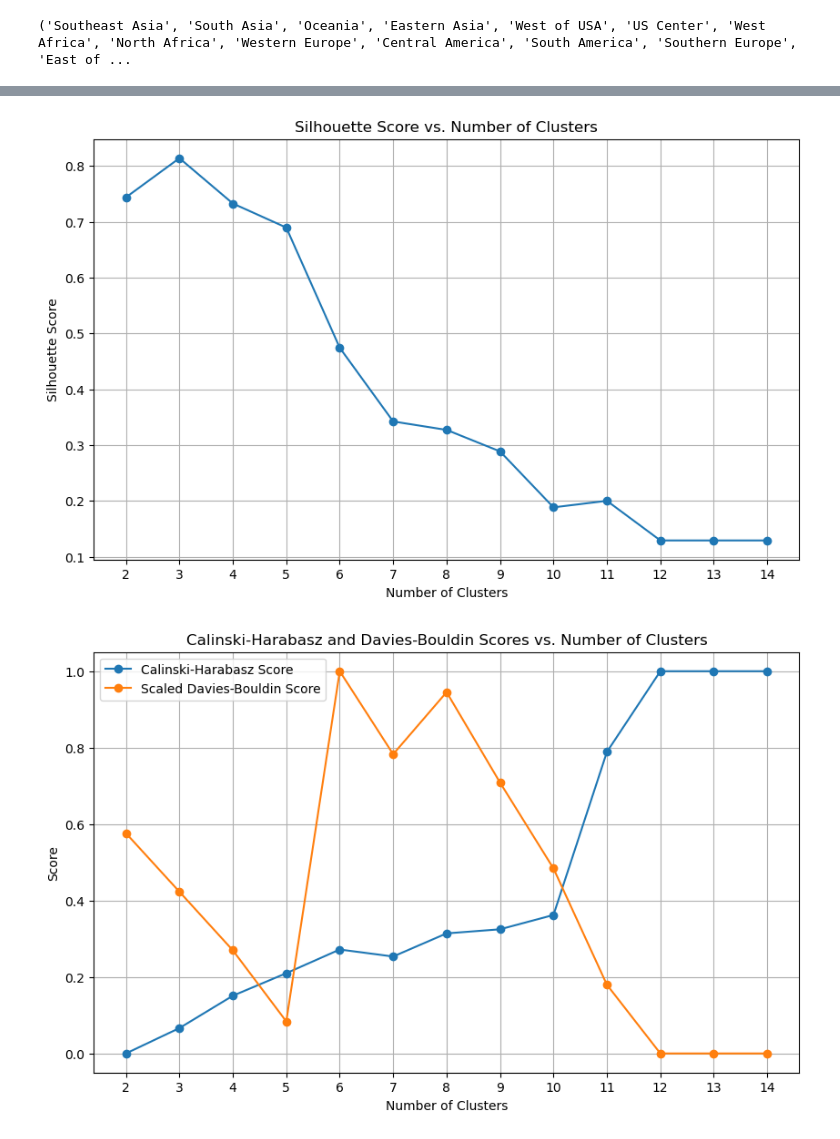
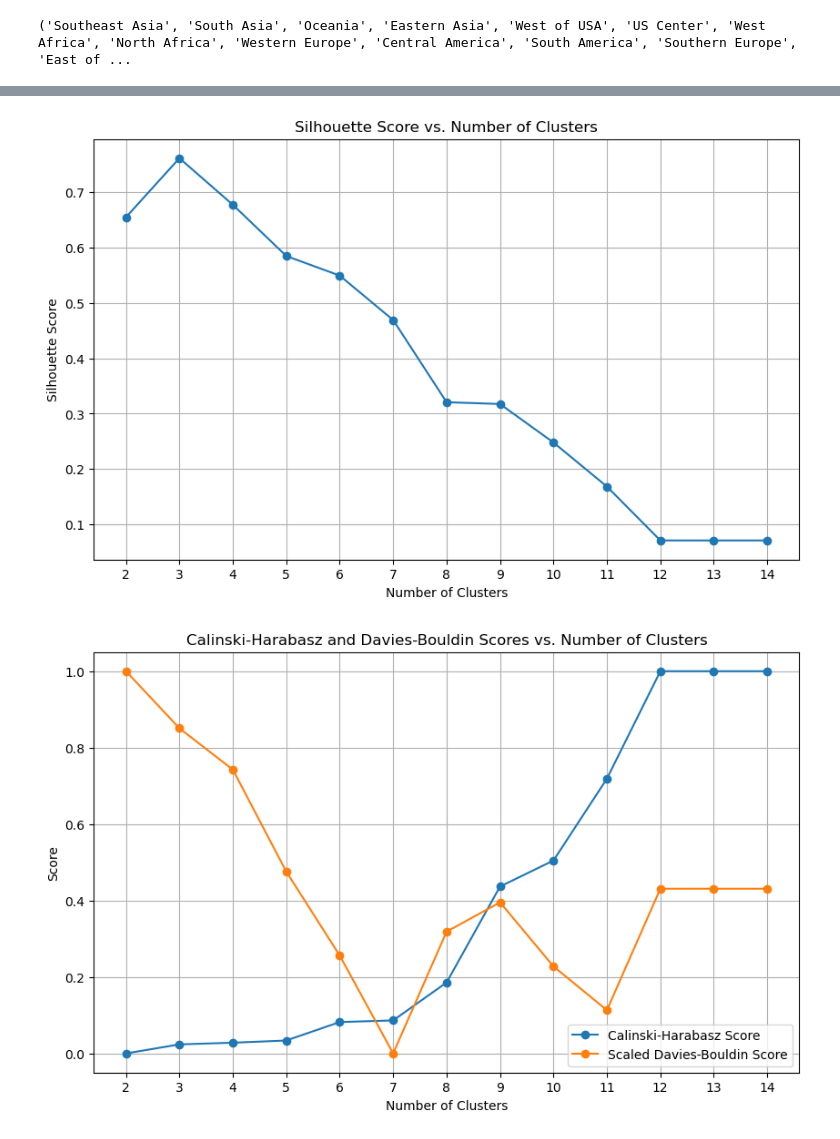
Before and after one commit to Yunbo-max/PA-CFL, a Jupyter notebook: Clustering_analysis/4.Clustering_analysis.ipynb, the cells around one changed output, grey strips where cells are left out. Saved outputs shown, nothing was run; the diff lists cells and outputs as text; code cells hidden in the pictures.

```diff
--- a/Clustering_analysis/4.Clustering_analysis.ipynb
+++ b/Clustering_analysis/4.Clustering_analysis.ipynb
@@ -150,7 +464,7 @@ emd_distances = pairwise_distances(normalized_feature_importance, metric=calcula
 linkage_matrix = linkage(emd_distances, method='average')  # You can adjust the method as desired
 
 # Perform agglomerative clustering
-num_clusters = 8  # Set the number of clusters as desired
+num_clusters = 5 # Set the number of clusters as desired
 cluster_labels = fcluster(linkage_matrix, num_clusters, criterion='maxclust')
 
 # Print cluster labels for each region
@@ -505,22 +1320,22 @@ print(region_names_tuple)
 # %% [output]
 ('Southeast Asia', 'South Asia', 'Oceania', 'Eastern Asia', 'West of USA', 'US Center', 'West Africa', 'North Africa', 'Western Europe', 'Central America', 'South America', 'Southern Europe', 'East of ...
 # %%
-from sklearn.metrics.pairwise import pairwise_distances
-from scipy.cluster.hierarchy import linkage, fcluster
-from scipy.stats import wasserstein_distance
-from sklearn.cluster import KMeans
+# from sklearn.metrics.pairwise import pairwise_distances
+# from scipy.cluster.hierarchy import linkage, fcluster
+# from scipy.stats import wasserstein_distance
+# from sklearn.cluster import KMeans
 
 
-# Calculate pairwise EMD distances
-emd_distances = pairwise_distances(noisy_subarrays, metric=calculate_emd)
+# # Calculate pairwise EMD distances
+# emd_distances = pairwise_distances(noisy_subarrays, metric=calculate_emd)
 
-# Calculate linkage matrix using EMD distances
-linkage_matrix = linkage(emd_distances, method='average')  # You can adjust the method as desired
+# # Calculate linkage matrix using EMD distances
+# linkage_matrix = linkage(emd_distances, method='average')  # You can adjust the method as desired
 
-# Perform agglomerative clustering
-num_clusters =8  # Set the number of clusters as desired
-cluster_labels = fcluster(linkage_matrix, num_clusters, criterion='maxclust')
+# # Perform agglomerative clustering
+# num_clusters = 7  # Set the number of clusters as desired
+# cluster_labels = fcluster(linkage_matrix, num_clusters, criterion='maxclust')
 
-# Print cluster labels for each region
-for region, label in zip(region_names, cluster_labels):
-    print(f"Region: {region}, Cluster: {label}")
+# # Print cluster labels for each region
+# for region, label in zip(region_names, cluster_labels):
+#     print(f"Region: {region}, Cluster: {label}")
@@ -548,7 +1363,7 @@ from sklearn.preprocessing import MinMaxScaler
 silhouette_scores = []
 calinski_harabasz_scores = []
 davies_bouldin_scores = []
-
+emd_distances = similarity_matrix_xgboost
 # Range of number of clusters to evaluate
 num_clusters_range = range(2, 15)
 
@@ -568,32 +1383,44 @@ for num_clusters in num_clusters_range:
     db_score = davies_bouldin_score(emd_distances, cluster_labels)
     davies_bouldin_scores.append(db_score)
 
 # Plotting silhouette score
 plt.figure(figsize=(10, 6))
 plt.plot(num_clusters_range, silhouette_scores, marker='o')
 plt.title('Silhouette Score vs. Number of Clusters')
 plt.xlabel('Number of Clusters')
 plt.ylabel('Silhouette Score')
 plt.xticks(num_clusters_range)
 plt.grid(True)
 plt.show()
 
 # Scale Davies-Bouldin scores
 scaler = MinMaxScaler()
 davies_bouldin_scores_scaled = scaler.fit_transform(np.array(davies_bouldin_scores).reshape(-1, 1)).flatten()
 calinski_harabasz_scores = scaler.fit_transform(np.array(calinski_harabasz_scores).reshape(-1, 1)).flatten()
 
 # Plotting both evaluation metrics
 plt.figure(figsize=(10, 6))
 plt.plot(num_clusters_range, calinski_harabasz_scores, marker='o', label='Calinski-Harabasz Score')
 plt.plot(num_clusters_range, davies_bouldin_scores_scaled, marker='o', label='Scaled Davies-Bouldin Score')
 plt.title('Calinski-Harabasz and Davies-Bouldin Scores vs. Number of Clusters')
 plt.xlabel('Number of Clusters')
 plt.ylabel('Score')
 plt.xticks(num_clusters_range)
 plt.legend()
 plt.grid(True)
 plt.show()
+
+# Plotting both evaluation metrics without scaling Davies-Bouldin scores
+plt.figure(figsize=(10, 6))
+plt.plot(num_clusters_range, calinski_harabasz_scores, marker='o', label='Calinski-Harabasz Score')
+plt.plot(num_clusters_range, davies_bouldin_scores, marker='o', label='Davies-Bouldin Score')
+plt.title('Calinski-Harabasz and Davies-Bouldin Scores vs. Number of Clusters')
+plt.xlabel('Number of Clusters')
+plt.ylabel('Score')
+plt.xticks(num_clusters_range)
+plt.legend()
+plt.grid(True)
+plt.show()
 # %% [output]
-[figure, old version]
+[figure, new version]
-[figure, old version]
+[figure, new version]
```
Also changed, not shown: parts of 25 cells of this notebook, 1 other file.
